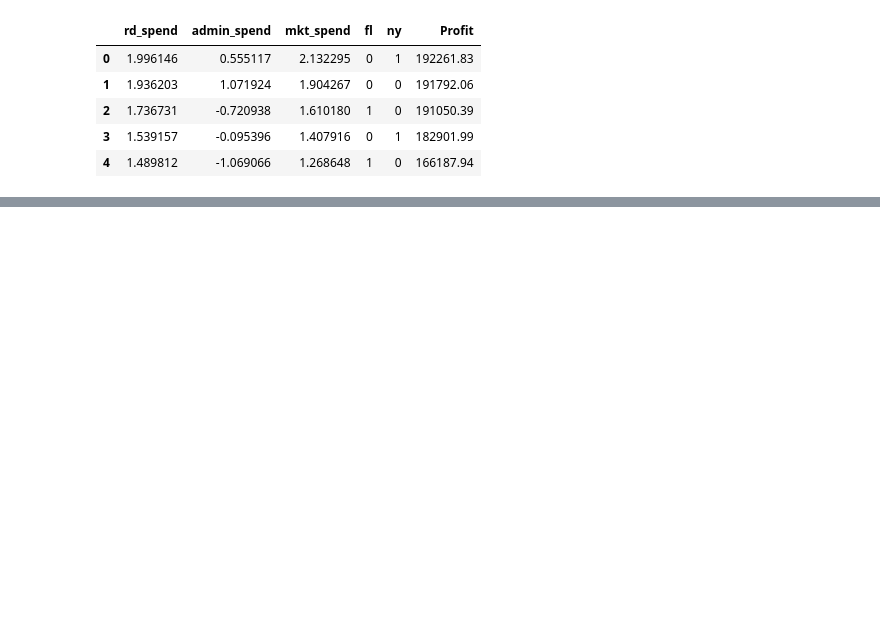
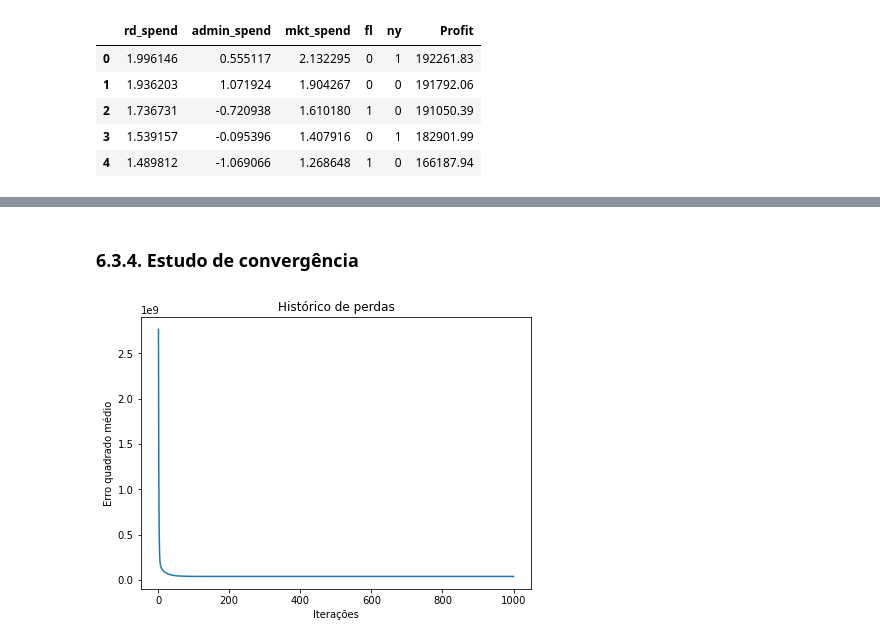
Before and after one commit to bruna-calistrate/AdvancedStatistics-Course, a Jupyter notebook: ExercíciosPráticos.ipynb, the cells around one changed output, grey strips where cells are left out. Cells and saved outputs as stored; diff of their text form; code cells hidden in the pictures; blank space fills up the shorter version.

```diff
--- a/ExercíciosPráticos.ipynb
+++ b/ExercíciosPráticos.ipynb
@@ -382,0 +455,12 @@ Notes:
+# %%
+# Salva o tamanho do df x com os regressores - incluindo intercept
+m, n = x.shape
+
+# Inicializa a série de betas
+beta = np.zeros(n)
+
+# Quantidade de iterações
+itera = 1000
+
+# Taxa de aprendizagem, quanto maior o valor, mais rápida é a taxa
+alpha = 0.3
@@ -382,0 +480,2 @@ Notes:
+# %%
+beta, hPerda = grad_des(x=x, y=y, beta=beta, alpha=alpha, itera=itera)
@@ -382,0 +492,14 @@ Notes:
+# %% [markdown]
+### 6.3.4. Estudo de convergência
+# %%
+plt.figure(figsize=(7, 5))
+
+sns.lineplot(x=range(1, itera + 1), y=hPerda)
+
+plt.xlabel("Iterações")
+plt.ylabel("Erro quadrado médio")
+plt.title("Histórico de perdas")
+
+plt.show()
+# %% [output]
+[figure, added]
```
Also changed, not shown: parts of 47 cells of this notebook.
